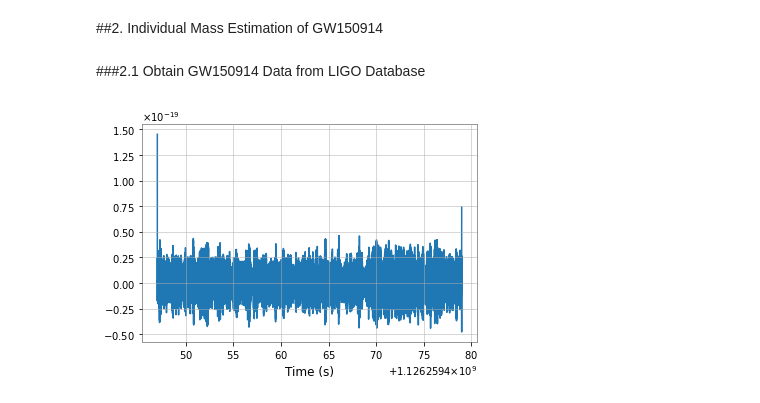
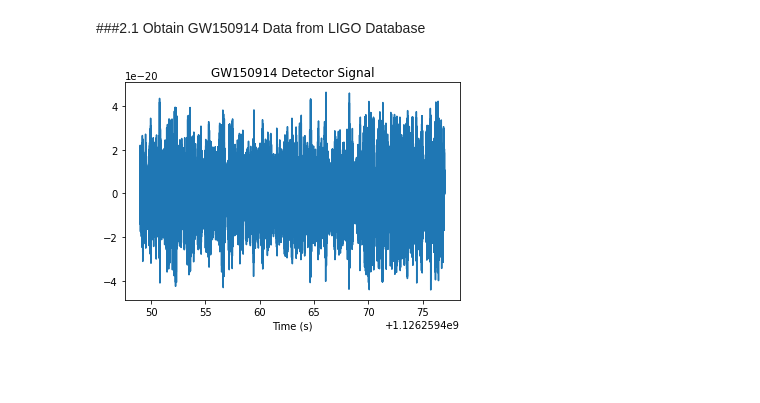
Before and after one commit to xli2522/simple-BBH-waveform, a Jupyter notebook: simple_BBH_waveform.ipynb, the cells around one changed output. Cells and saved outputs as stored; diff of their text form; code cells hidden in the pictures; blank space fills up the shorter version.

Commit message:
GW150914 signal clean up

```diff
--- a/simple_BBH_waveform.ipynb
+++ b/simple_BBH_waveform.ipynb
@@ -64,4 +66,2 @@ print(ranges)
-# %% [markdown]
-##2. Individual Mass Estimation of GW150914
 # %% [markdown]
 ###2.1 Obtain GW150914 Data from LIGO Database
@@ -68,20 +73,23 @@ print(ranges)
 # %%
 merger = Merger("GW150914")
 
 # Get the data from H and L detectors
 hdata = merger.strain('H1')
 ldata = merger.strain('L1')
 
-# Remove the low frequency content and downsample the data to 2048Hz
+# Frequency pass filter and downsample the data to 2048Hz
+# (normally 4096Hz is used but in this simple calculation the sampling Freq can be lower)
 hdata = highpass(hdata, 15.0)
 hdata = resample_to_delta_t(hdata, 1.0/2048)
 
 ldata = highpass(ldata, 15.0)
 ldata = resample_to_delta_t(ldata, 1.0/2048)
 
-pylab.plot(hdata.sample_times, hdata)
-#pylab.plot(ldata.sample_times, ldata)
+# crop the signal
+conditionedhdata = hdata.crop(2, 2); conditionedldata = ldata.crop(2, 2)
+pylab.plot(conditionedhdata.sample_times, conditionedhdata)
 pylab.xlabel('Time (s)')
+pylab.title('GW150914 Detector Signal')
 pylab.show()
 # %% [output]
-[figure, old version]
+[figure, new version]
```
Also changed, not shown: parts of 19 cells of this notebook.
